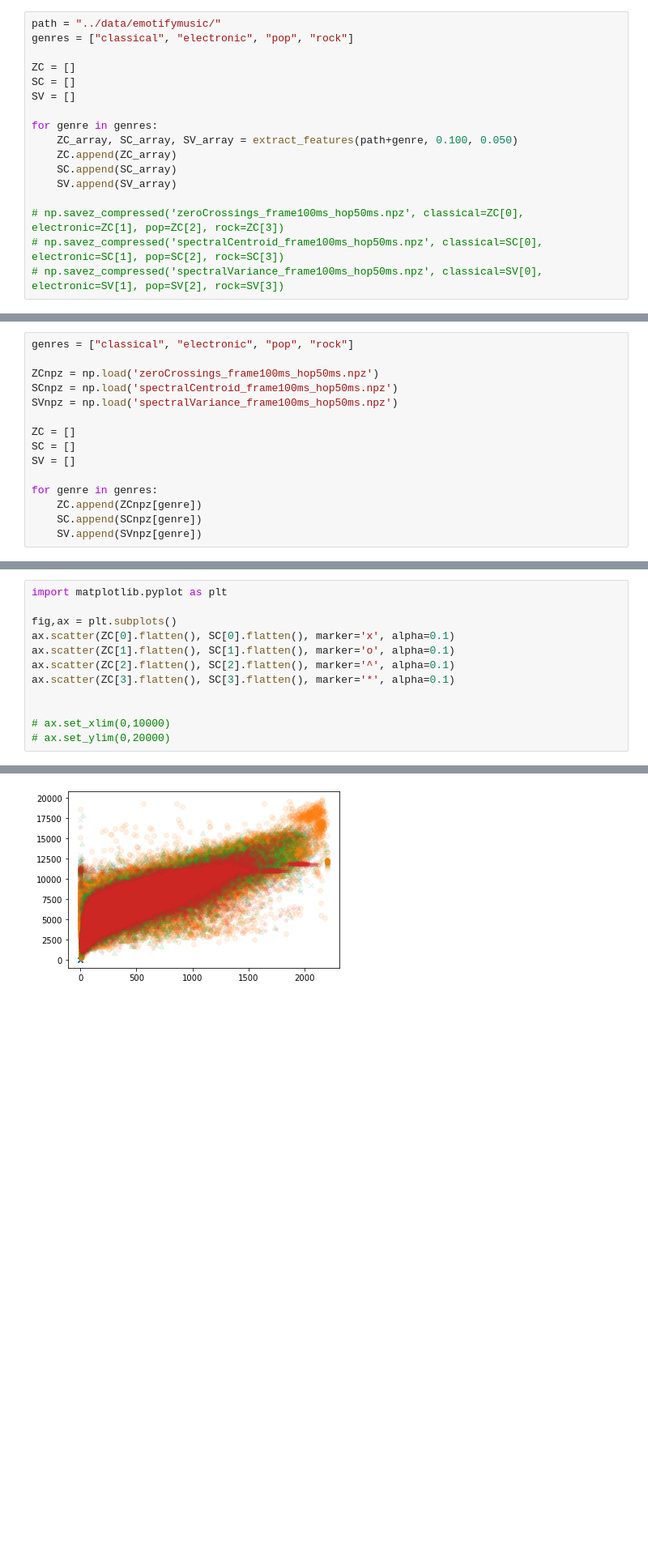
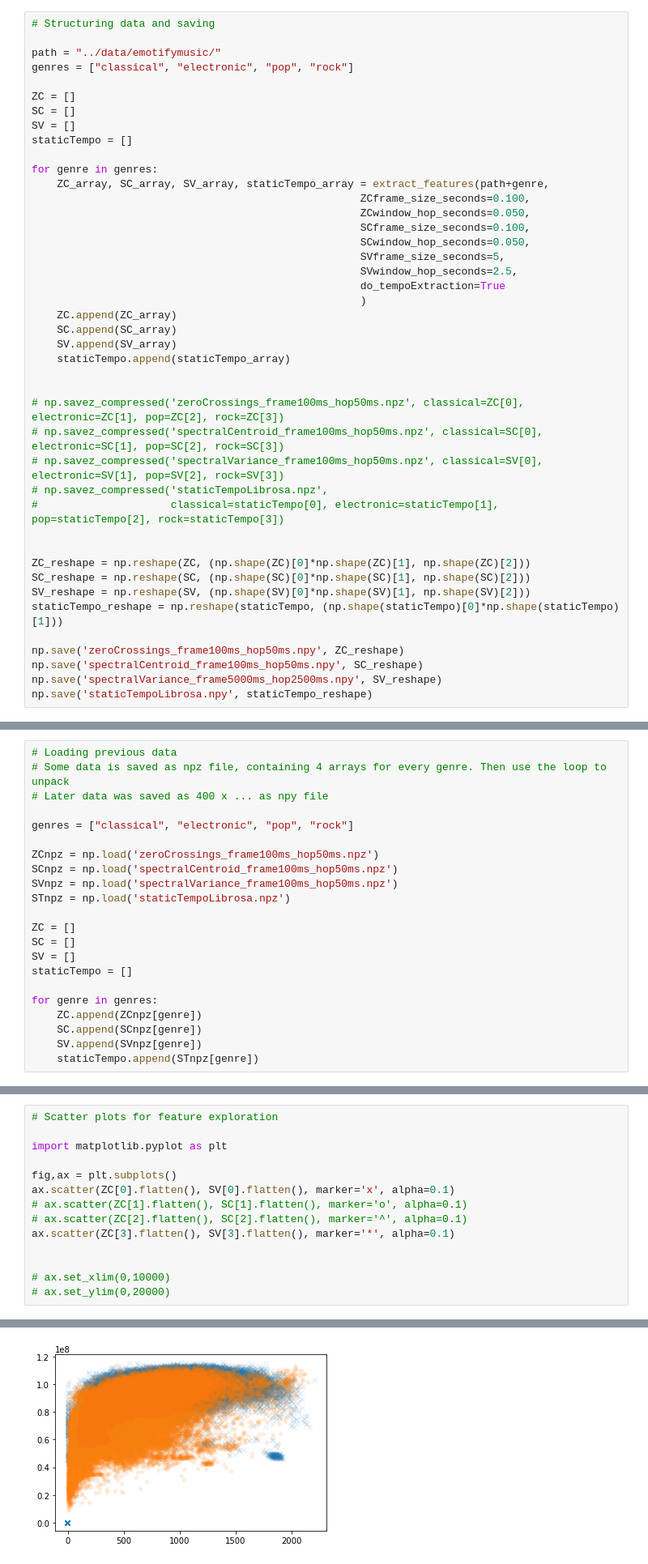
Before and after one commit to sergi-andreu/ProjectMusicInformatics, a Jupyter notebook: preprocessing/extractSimpleFeatures.ipynb, the cells around one changed output, grey strips where cells are left out. Shown at 81% size. Cells and saved outputs as stored; diff of their text form; blank space fills up the shorter version.

Commit message:
Extracting of and SVM based on simple features

```diff
--- a/preprocessing/extractSimpleFeatures.ipynb
+++ b/preprocessing/extractSimpleFeatures.ipynb
@@ -99,20 +168,46 @@ def extract_features(path, frame_size_seconds, window_hop_seconds):
     return ZC_array, SC_array, SV_array
 # %%
+# Structuring data and saving
+
 path = "../data/emotifymusic/"
 genres = ["classical", "electronic", "pop", "rock"]
 
 ZC = []
 SC = []
 SV = []
+staticTempo = []
 
 for genre in genres:
-    ZC_array, SC_array, SV_array = extract_features(path+genre, 0.100, 0.050)
+    ZC_array, SC_array, SV_array, staticTempo_array = extract_features(path+genre,
+                                                    ZCframe_size_seconds=0.100,
+                                                    ZCwindow_hop_seconds=0.050,
+                                                    SCframe_size_seconds=0.100,
+                                                    SCwindow_hop_seconds=0.050,
+                                                    SVframe_size_seconds=5,
+                                                    SVwindow_hop_seconds=2.5,
+                                                    do_tempoExtraction=True
+                                                    )
     ZC.append(ZC_array)
     SC.append(SC_array)
     SV.append(SV_array)
+    staticTempo.append(staticTempo_array)
+
 
 # np.savez_compressed('zeroCrossings_frame100ms_hop50ms.npz', classical=ZC[0], electronic=ZC[1], pop=ZC[2], rock=ZC[3])
 # np.savez_compressed('spectralCentroid_frame100ms_hop50ms.npz', classical=SC[0], electronic=SC[1], pop=SC[2], rock=SC[3])
 # np.savez_compressed('spectralVariance_frame100ms_hop50ms.npz', classical=SV[0], electronic=SV[1], pop=SV[2], rock=SV[3])
+# np.savez_compressed('staticTempoLibrosa.npz',
+#                     classical=staticTempo[0], electronic=staticTempo[1], pop=staticTempo[2], rock=staticTempo[3])
+
+
+ZC_reshape = np.reshape(ZC, (np.shape(ZC)[0]*np.shape(ZC)[1], np.shape(ZC)[2]))
+SC_reshape = np.reshape(SC, (np.shape(SC)[0]*np.shape(SC)[1], np.shape(SC)[2]))
+SV_reshape = np.reshape(SV, (np.shape(SV)[0]*np.shape(SV)[1], np.shape(SV)[2]))
+staticTempo_reshape = np.reshape(staticTempo, (np.shape(staticTempo)[0]*np.shape(staticTempo)[1]))
+
+np.save('zeroCrossings_frame100ms_hop50ms.npy', ZC_reshape)
+np.save('spectralCentroid_frame100ms_hop50ms.npy', SC_reshape)
+np.save('spectralVariance_frame5000ms_hop2500ms.npy', SV_reshape)
+np.save('staticTempoLibrosa.npy', staticTempo_reshape)
 # %% [output]
 analyzing  1.mp3 ../data/emotifymusic/classical\1.mp3
@@ -152,15 +248,22 @@ analyzing  99.mp3 ../data/emotifymusic/rock\99.mp3
 # %%
+# Loading previous data
+# Some data is saved as npz file, containing 4 arrays for every genre. Then use the loop to unpack
+# Later data was saved as 400 x ... as npy file
+
 genres = ["classical", "electronic", "pop", "rock"]
 
 ZCnpz = np.load('zeroCrossings_frame100ms_hop50ms.npz')
 SCnpz = np.load('spectralCentroid_frame100ms_hop50ms.npz')
 SVnpz = np.load('spectralVariance_frame100ms_hop50ms.npz')
+STnpz = np.load('staticTempoLibrosa.npz')
 
 ZC = []
 SC = []
 SV = []
+staticTempo = []
 
 for genre in genres:
     ZC.append(ZCnpz[genre])
     SC.append(SCnpz[genre])
     SV.append(SVnpz[genre])
+    staticTempo.append(STnpz[genre])
@@ -167,15 +279,17 @@ for genre in genres:
 # %%
+# Scatter plots for feature exploration
+
 import matplotlib.pyplot as plt
 
 fig,ax = plt.subplots()
-ax.scatter(ZC[0].flatten(), SC[0].flatten(), marker='x', alpha=0.1)
-ax.scatter(ZC[1].flatten(), SC[1].flatten(), marker='o', alpha=0.1)
-ax.scatter(ZC[2].flatten(), SC[2].flatten(), marker='^', alpha=0.1)
-ax.scatter(ZC[3].flatten(), SC[3].flatten(), marker='*', alpha=0.1)
+ax.scatter(ZC[0].flatten(), SV[0].flatten(), marker='x', alpha=0.1)
+# ax.scatter(ZC[1].flatten(), SC[1].flatten(), marker='o', alpha=0.1)
+# ax.scatter(ZC[2].flatten(), SC[2].flatten(), marker='^', alpha=0.1)
+ax.scatter(ZC[3].flatten(), SV[3].flatten(), marker='*', alpha=0.1)
 
 
 # ax.set_xlim(0,10000)
 # ax.set_ylim(0,20000)
 # %% [output]
 <matplotlib.collections.PathCollection at 0x...>
-[figure, old version]
+[figure, new version]
```
Also changed, not shown: parts of 19 cells of this notebook, 1 other file.
